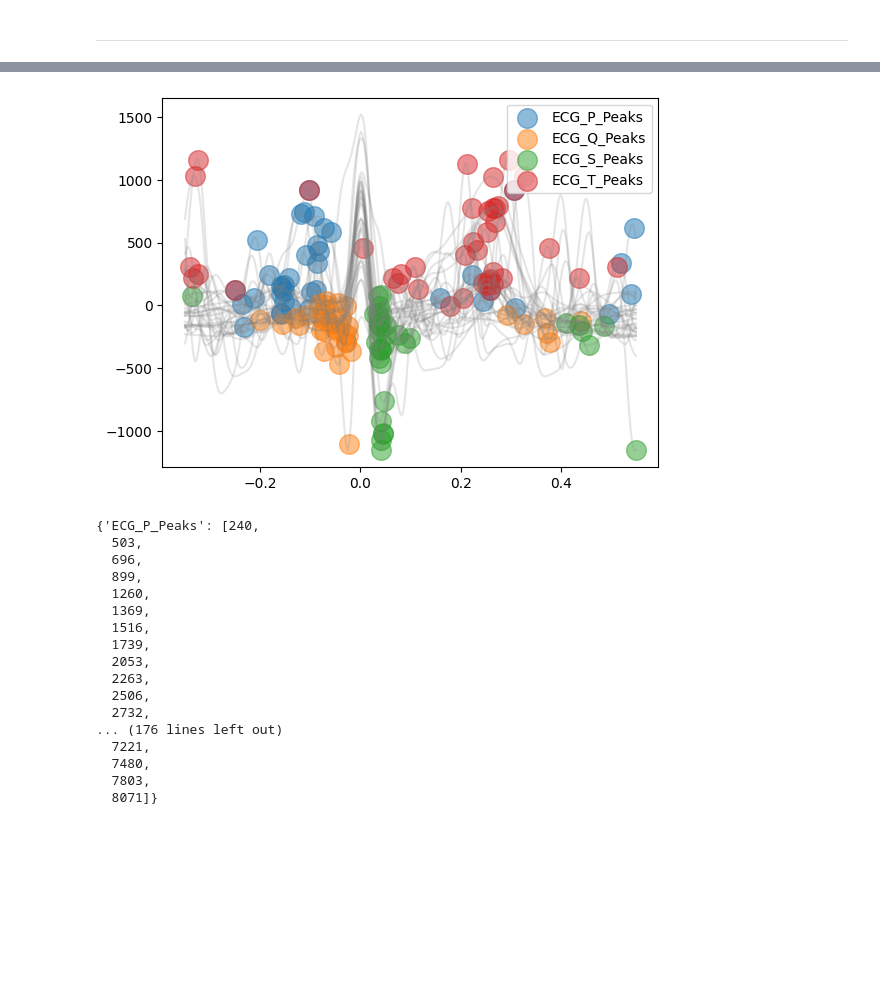
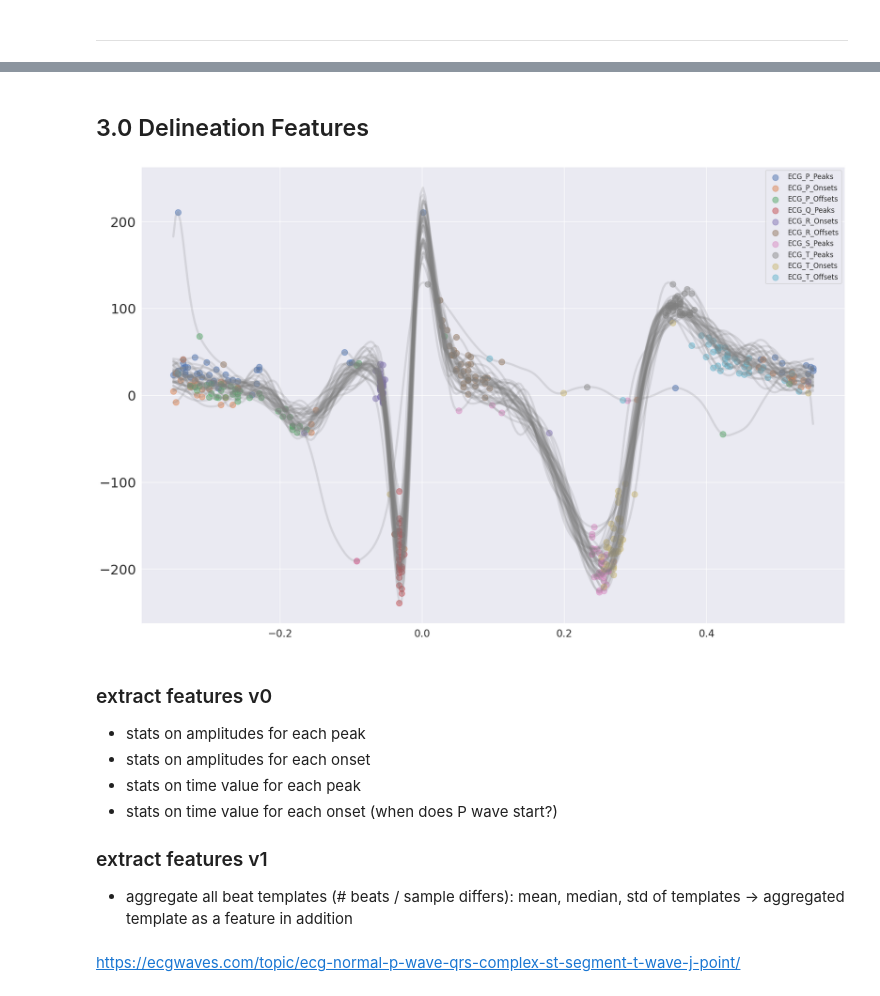
Before and after one commit to jaymoneyjay/aml-project, a Jupyter notebook: task2/feature_extraction_aggregate.ipynb, the cells around one changed output, grey strips where cells are left out. Cells and saved outputs as stored; diff of their text form; code cells hidden in the pictures; blank space fills up the shorter version.

```diff
--- a/task2/feature_extraction_aggregate.ipynb
+++ b/task2/feature_extraction_aggregate.ipynb
@@ -253,2 +264,0 @@ signal_cleaned = nk.ecg_clean(signal, sampling_rate=sr)
-# %%
-_, rpeaks = nk.ecg_peaks(signal_cleaned, sampling_rate=sr)
@@ -264,24 +265,20 @@ plot = nk.events_plot(rpeaks['ECG_R_Peaks'][:5], signal_cleaned[:2000])
-# %%
-_, waves_peak = nk.ecg_delineate(signal_cleaned, rpeaks, sampling_rate=sr, method="peak", show=True, show_type='peaks')
-# %% [output]
-[figure, removed]
-# %%
-waves_peak
-# %% [output]
-{'ECG_P_Peaks': [240,
-  503,
-  696,
-  899,
-  1260,
-  1369,
-  1516,
-  1739,
-  2053,
-  2263,
-  2506,
-  2732,
-... (176 lines left out)
-  7221,
-  7480,
-  7803,
-  8071]}
+# %% [markdown]
+## 3.0 Delineation Features
+# %%
+# next to R-peaks, extract P, Q, S and T peaks to get their amplitudes
+# use different methods: peak, cwt or dwt
+# use wavelet methods to extract QRS on and offsets
+_, waves_peak = nk.ecg_delineate(signal_clean, rpeaks, sampling_rate=sr, method="dwt", show=True, show_type='all')
+# %% [output]
+[figure, added]
+# %% [markdown]
+### extract features v0
+- stats on amplitudes for each peak
+- stats on amplitudes for each onset
+- stats on time value for each peak
+- stats on time value for each onset (when does P wave start?)
+
+### extract features v1
+- aggregate all beat templates (# beats / sample differs): mean, median, std of templates -> aggregated template as a feature in addition
+# %% [markdown]
+https://ecgwaves.com/topic/ecg-normal-p-wave-qrs-complex-st-segment-t-wave-j-point/
```
Also changed, not shown: parts of 53 cells of this notebook.
